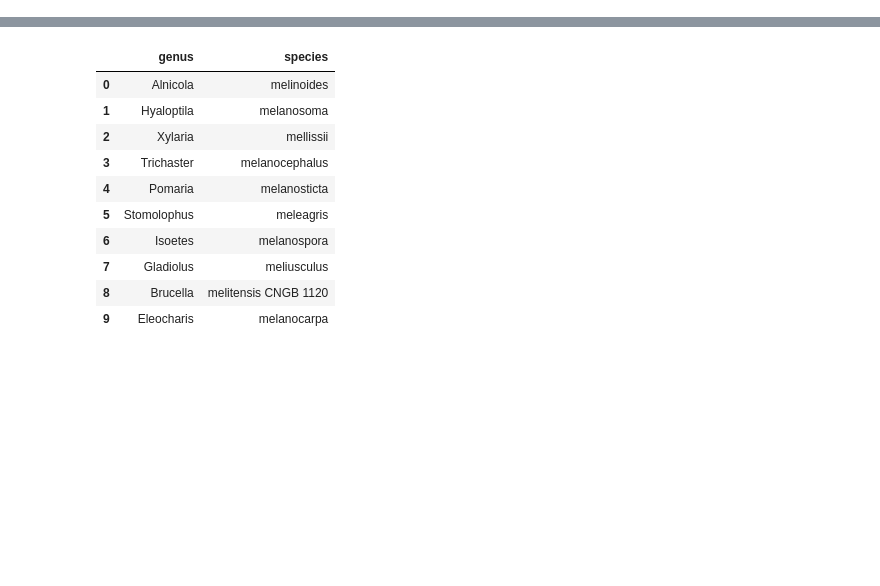
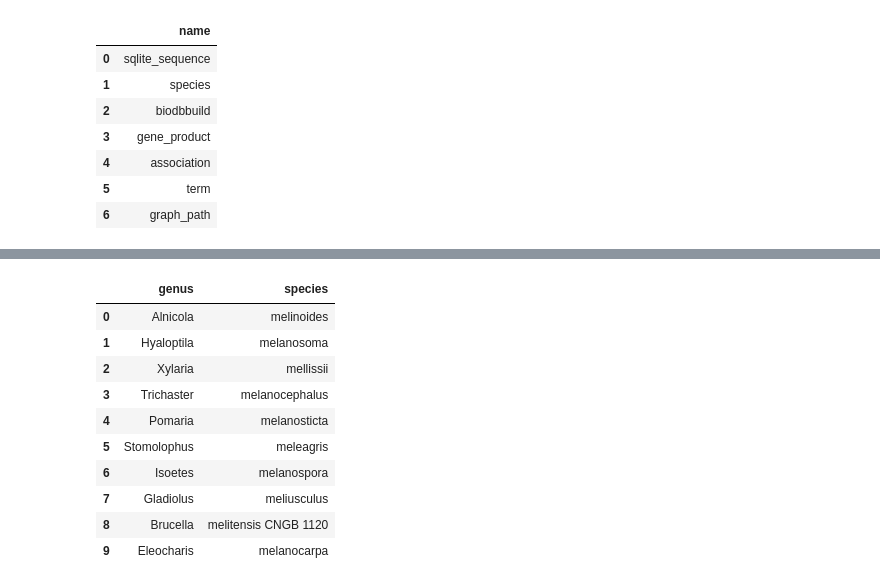
Before and after one commit to Kabilan108/drexel-coursework, a Jupyter notebook: bmes550/3_db/godb.ipynb, the cells around one changed output, grey strips where cells are left out. Saved outputs shown, nothing was run; the diff lists cells and outputs as text; code cells hidden in the pictures; blank space fills up the shorter version.

```diff
--- a/bmes550/3_db/godbexamples.ipynb
+++ b/bmes550/3_db/godb.ipynb
@@ -34 +111,13 @@ cur = conn.cursor();
+# %%
+# Let's look at the tables in the database
+godb.execute("SELECT name FROM sqlite_master WHERE type='table';")
+# %% [output]
+|  | name |
+| 0 | sqlite_sequence |
+| 1 | species |
+| 2 | biodbbuild |
+| 3 | gene_product |
+| 4 | association |
+| 5 | term |
+| 6 | graph_path |
 # %% [markdown]
```
Also changed, not shown: parts of 23 cells of this notebook.
